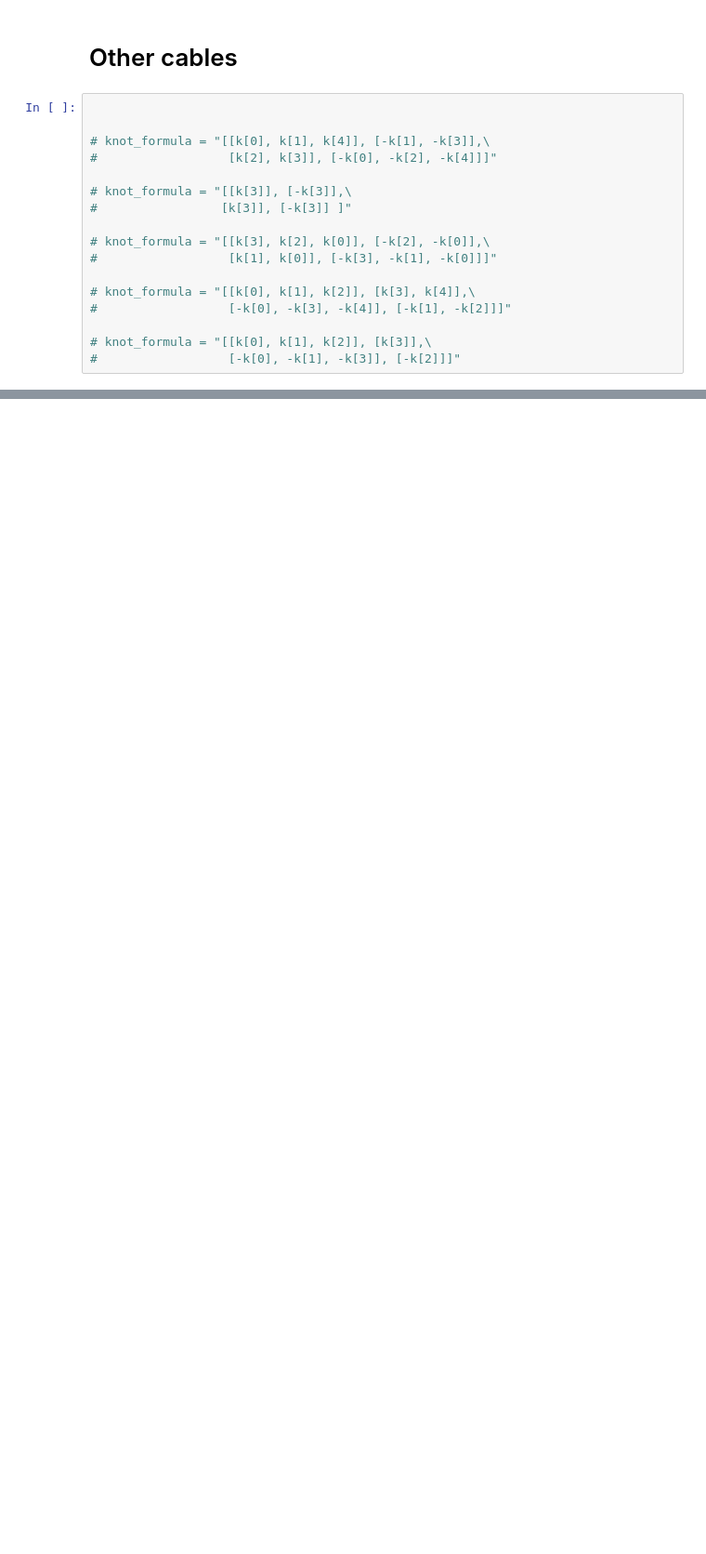
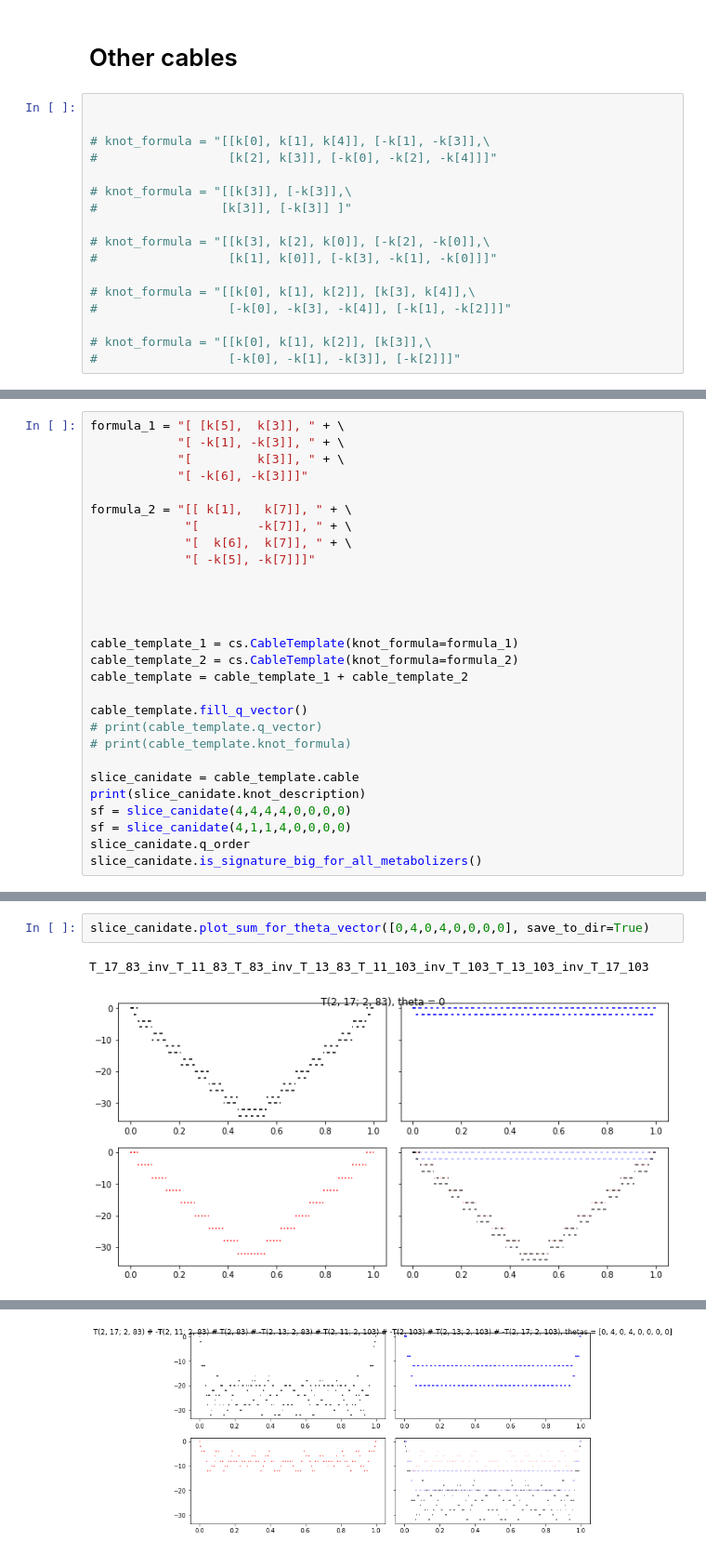
Before and after one commit to mariamarchwicka/signature_function, a Jupyter notebook: main.ipynb, the cells around one changed output, grey strips where cells are left out. Shown at 93% size. Cells and saved outputs as stored; diff of their text form; blank space fills up the shorter version.

```diff
--- a/main.ipynb
+++ b/main.ipynb
@@ -193,0 +244,28 @@ slice_canidate.q_order
+# %%
+formula_1 = "[ [k[5],  k[3]], " + \
+            "[ -k[1], -k[3]], " + \
+            "[         k[3]], " + \
+            "[ -k[6], -k[3]]]"
+
+formula_2 = "[[ k[1],   k[7]], " + \
+             "[        -k[7]], " + \
+             "[  k[6],  k[7]], " + \
+             "[ -k[5], -k[7]]]"
+
+
+
+
+cable_template_1 = cs.CableTemplate(knot_formula=formula_1)
+cable_template_2 = cs.CableTemplate(knot_formula=formula_2)
+cable_template = cable_template_1 + cable_template_2
+
+cable_template.fill_q_vector()
+# print(cable_template.q_vector)
+# print(cable_template.knot_formula)
+
+slice_canidate = cable_template.cable
+print(slice_canidate.knot_description)
+sf = slice_canidate(4,4,4,4,0,0,0,0)
+sf = slice_canidate(4,1,1,4,0,0,0,0)
+slice_canidate.q_order
+slice_canidate.is_signature_big_for_all_metabolizers()
@@ -193,0 +295,5 @@ slice_canidate.q_order
+# %%
+slice_canidate.plot_sum_for_theta_vector([0,4,0,4,0,0,0,0], save_to_dir=True)
+# %% [output]
+T_17_83_inv_T_11_83_T_83_inv_T_13_83_T_11_103_inv_T_103_T_13_103_inv_T_17_103
+[figure, added]
@@ -193,0 +307 @@ slice_canidate.q_order
+[figure, added]
```
Also changed, not shown: parts of 15 cells of this notebook.
